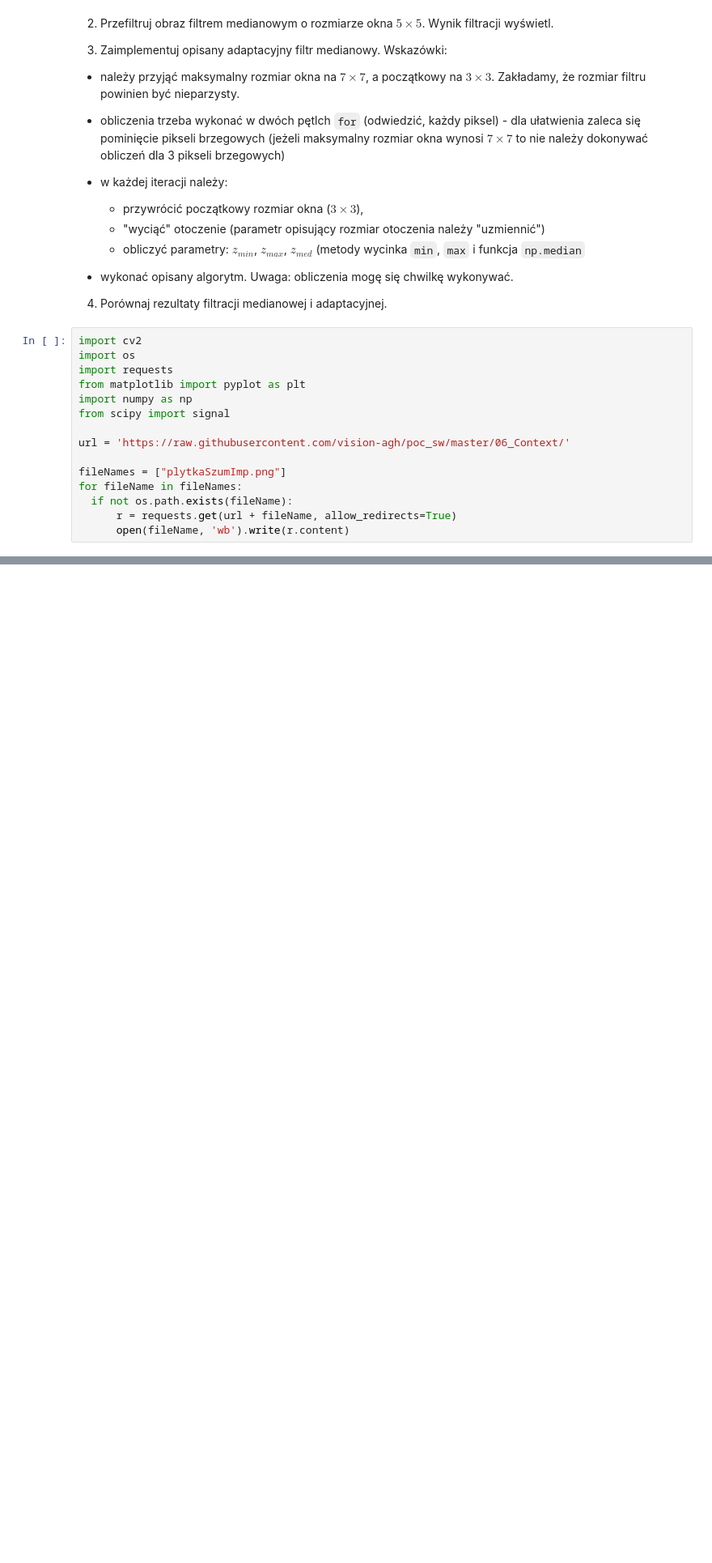
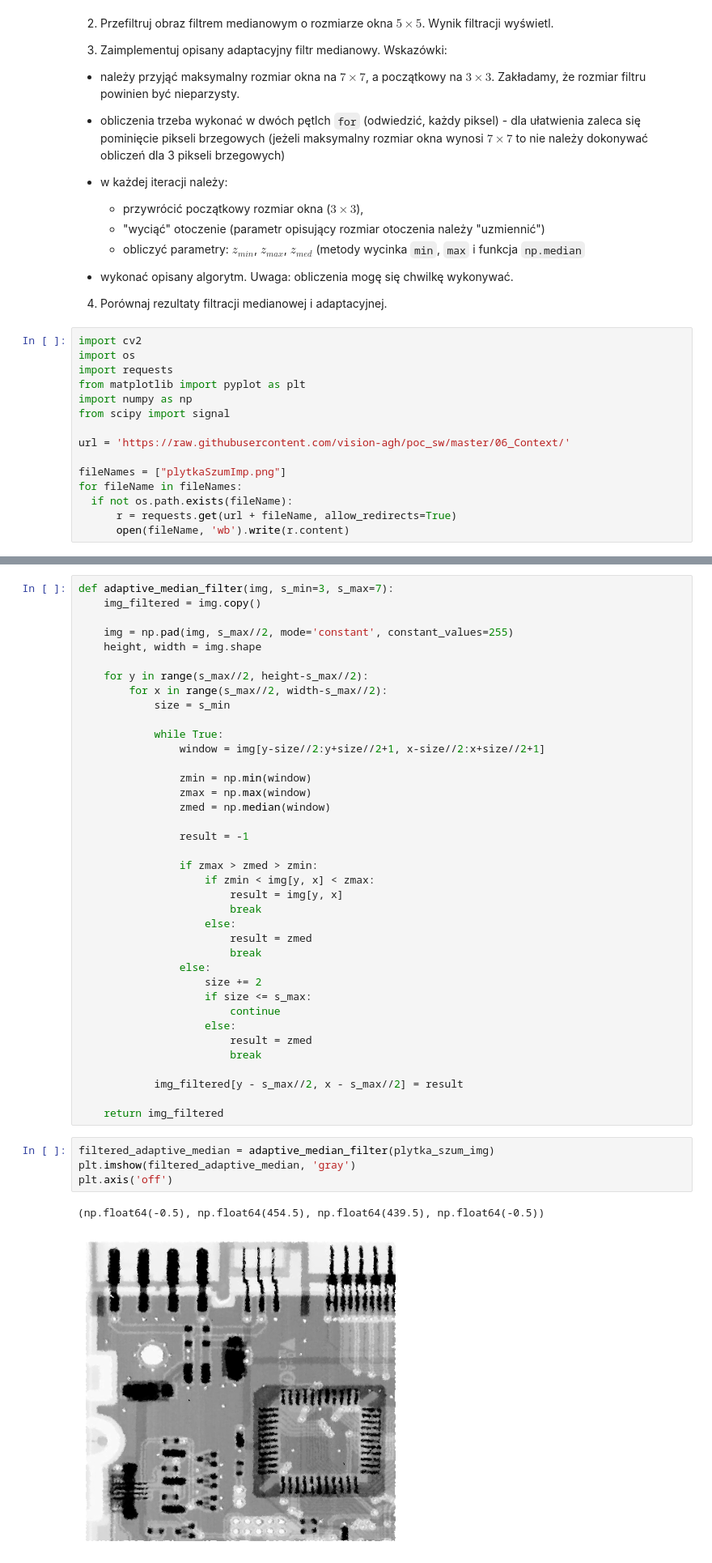
Before and after one commit to lkwinta/Digital-Image-Processing, a Jupyter notebook: lab06/06_context_hw2.ipynb, the cells around one changed output, grey strips where cells are left out. Shown at 81% size. Drawn from its saved outputs; the diff is of its cells as text; blank space fills up the shorter version.

```diff
--- a/lab06/06_context_hw2.ipynb
+++ b/lab06/06_context_hw2.ipynb
@@ -96,0 +111,45 @@ for fileName in fileNames:
+# %%
+def adaptive_median_filter(img, s_min=3, s_max=7):
+    img_filtered = img.copy()
+
+    img = np.pad(img, s_max//2, mode='constant', constant_values=255)
+    height, width = img.shape
+
+    for y in range(s_max//2, height-s_max//2):
+        for x in range(s_max//2, width-s_max//2):
+            size = s_min
+
+            while True:
+                window = img[y-size//2:y+size//2+1, x-size//2:x+size//2+1]
+
+                zmin = np.min(window)
+                zmax = np.max(window)
+                zmed = np.median(window)
+
+                result = -1
+
+                if zmax > zmed > zmin:
+                    if zmin < img[y, x] < zmax:
+                        result = img[y, x]
+                        break
+                    else:
+                        result = zmed
+                        break
+                else:
+                    size += 2
+                    if size <= s_max:
+                        continue
+                    else:
+                        result = zmed
+                        break
+
+            img_filtered[y - s_max//2, x - s_max//2] = result
+
+    return img_filtered
+# %%
+filtered_adaptive_median = adaptive_median_filter(plytka_szum_img)
+plt.imshow(filtered_adaptive_median, 'gray')
+plt.axis('off')
+# %% [output]
+(np.float64(-0.5), np.float64(454.5), np.float64(439.5), np.float64(-0.5))
+[figure, added]
```
Also changed, not shown: parts of 3 cells of this notebook, 2 other files.
